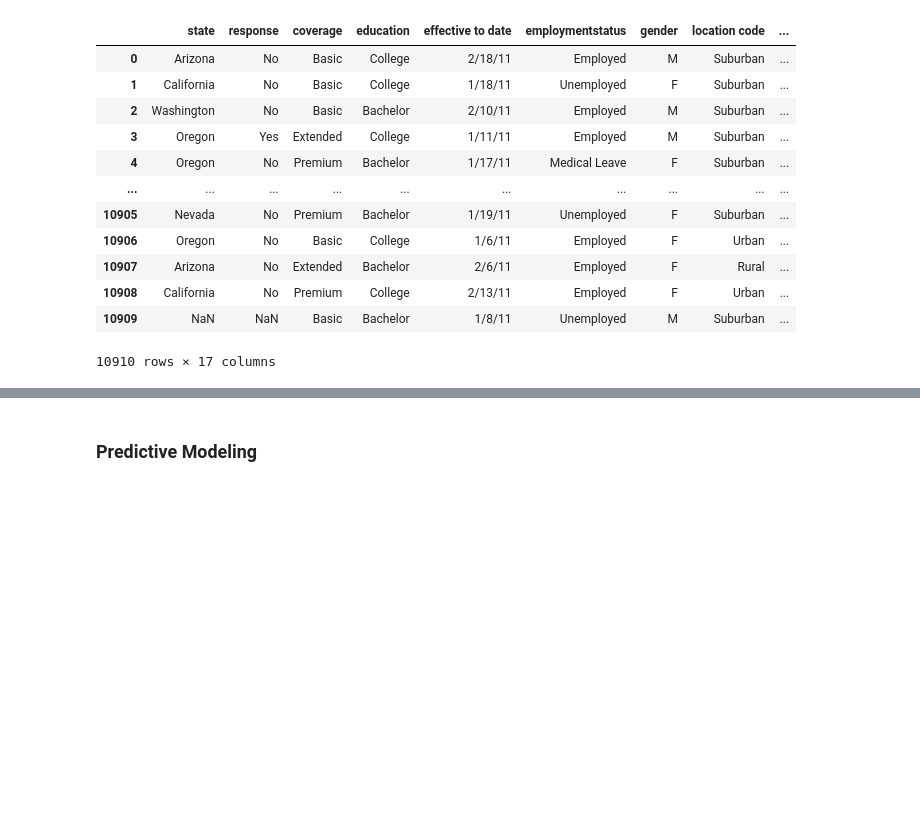
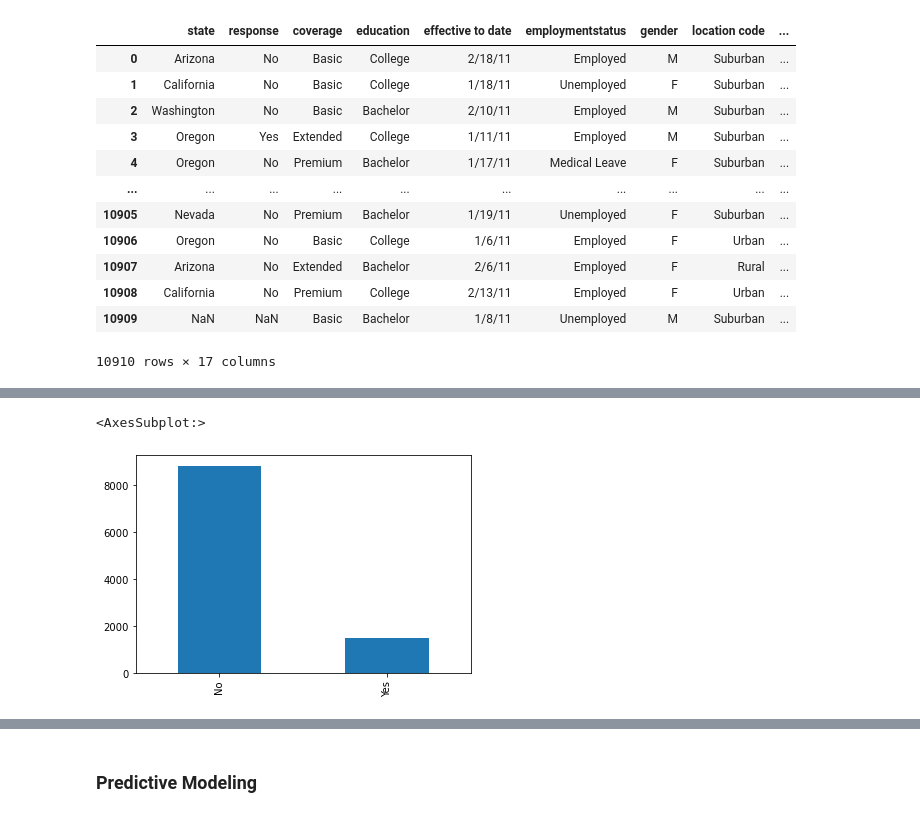
Before and after one commit to joanirmir/Case_Studies, a Jupyter notebook: Customer_Analysis_Case_Study_Modeling.ipynb, the cells around one changed output, grey strips where cells are left out. Cells and saved outputs as stored; diff of their text form; code cells hidden in the pictures; blank space fills up the shorter version.

```diff
--- a/Customer_Analysis_Case_Study_Modeling.ipynb
+++ b/Customer_Analysis_Case_Study_Modeling.ipynb
@@ -150,0 +207,5 @@ categoricals_features
+# %%
+categoricals_features['response'].value_counts().plot.bar()
+# %% [output]
+<AxesSubplot:>
+[figure, added]
```
Also changed, not shown: parts of 53 cells of this notebook.
